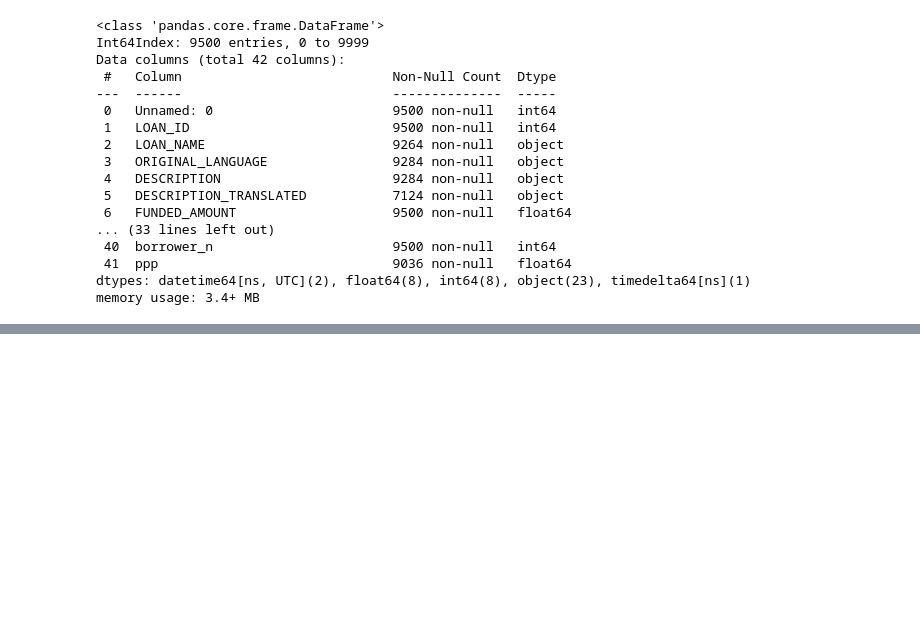
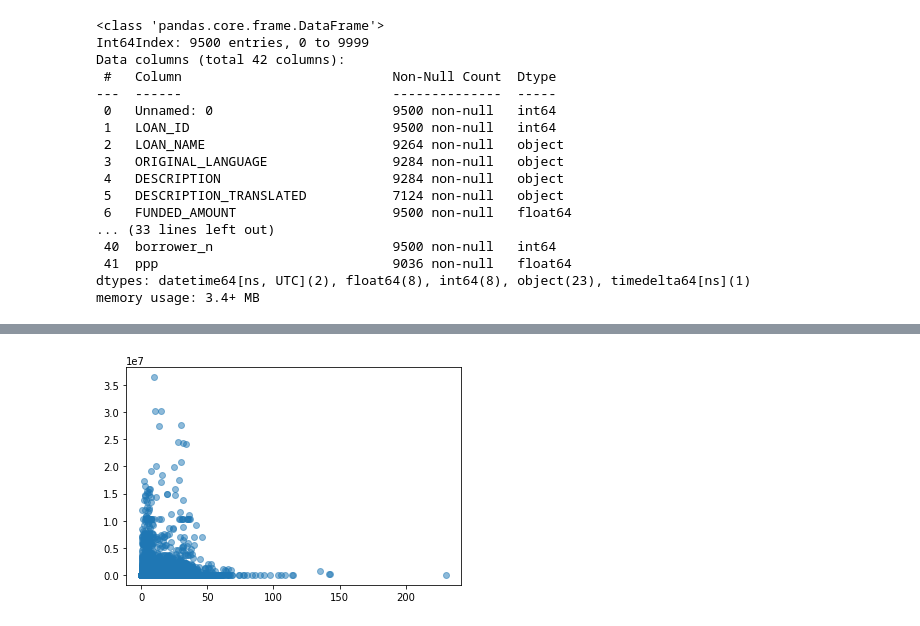
Before and after one commit to mcdimant/kiva_analysis, a Jupyter notebook: notebooks/kiva_clean.ipynb, the cells around one changed output, grey strips where cells are left out. Drawn from its saved outputs; the diff is of its cells as text; code cells hidden in the pictures; blank space fills up the shorter version.

```diff
--- a/notebooks/kiva_clean.ipynb
+++ b/notebooks/kiva_clean.ipynb
@@ -161,0 +241,7 @@ Name: ppp_val, Length: 9500, dtype: float64
+# %%
+#loan_amount vs. loanspeed
+fig, ax = plt.subplots()
+ax.scatter(loan['loanspeed_days'],loan['ppp_val'], alpha=.5)
+plt.show()
+# %% [output]
+[figure, added]
```
Also changed, not shown: parts of 15 cells of this notebook.
